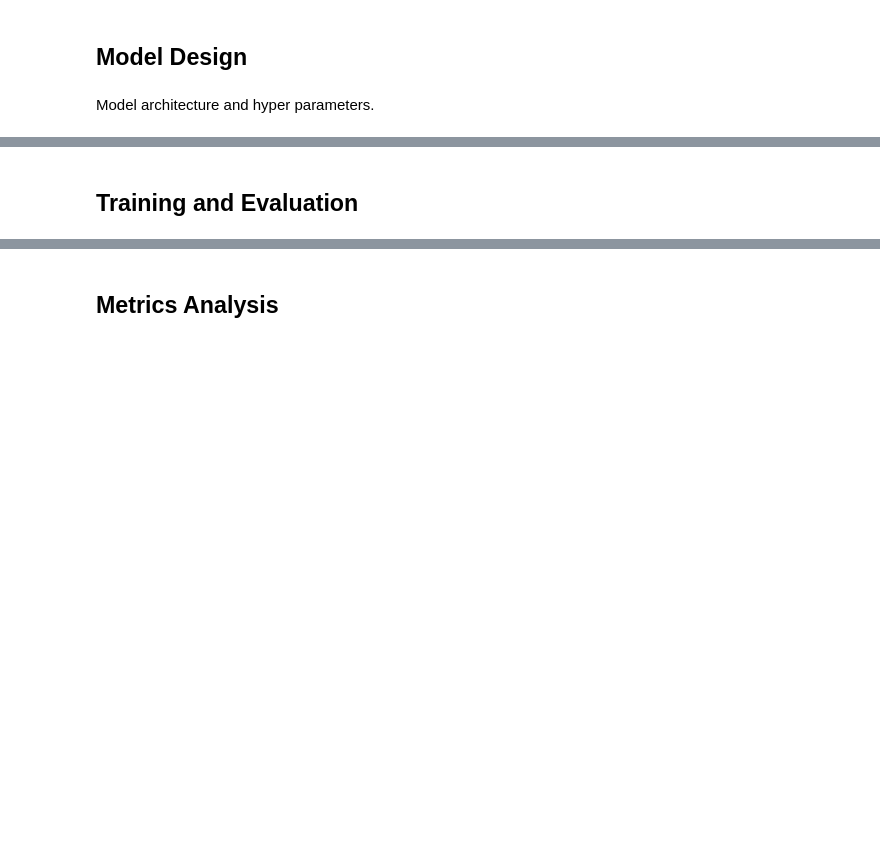
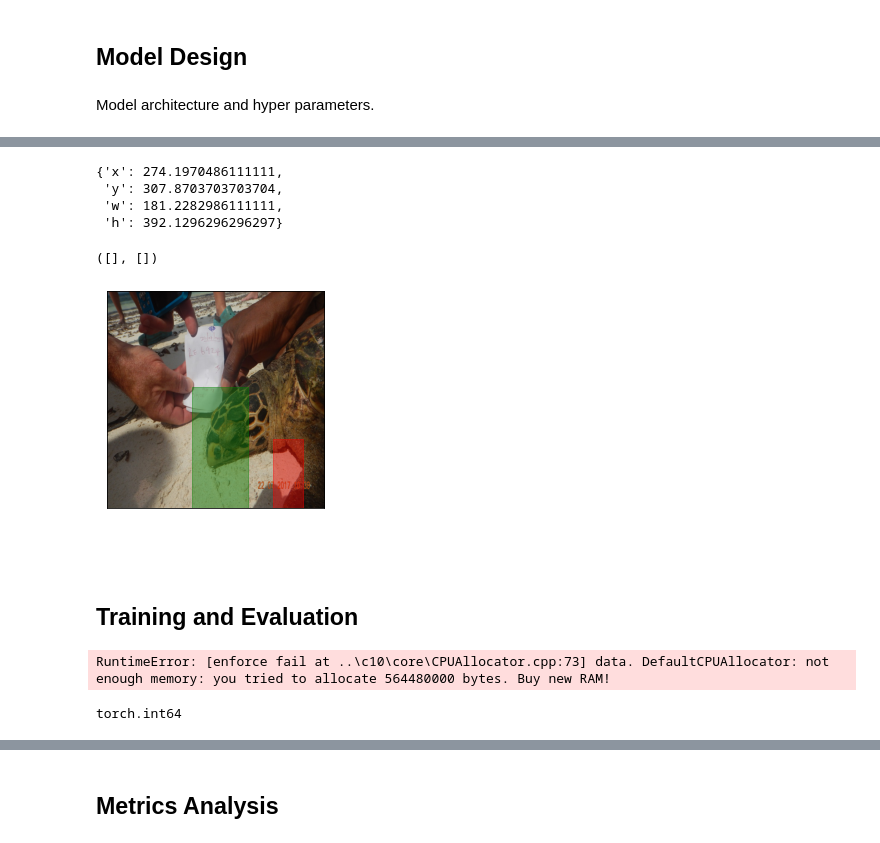
Before and after one commit to martinoywa/zindi-challenges, a Jupyter notebook: Local Ocean Conservation - Sea Turtle Face Detection/Model_Notebook.ipynb, the cells around one changed output, grey strips where cells are left out. Drawn from its saved outputs; the diff is of its cells as text; code cells hidden in the pictures; blank space fills up the shorter version.

```diff
--- a/Local Ocean Conservation - Sea Turtle Face Detection/Model_Notebook.ipynb
+++ b/Local Ocean Conservation - Sea Turtle Face Detection/Model_Notebook.ipynb
@@ -167,2 +358,25 @@ Model architecture and hyper parameters.
+# %%
+label = {'x': labels['x'][0].item(), 'y': labels['y'][0].item(), 'w': labels['w'][0].item(), 'h': labels['h'][0].item()}
+label
+# %% [output]
+{'x': 274.1970486111111,
+ 'y': 307.8703703703704,
+ 'w': 181.2282986111111,
+ 'h': 392.1296296296297}
+# %%
+bound_box_real = draw_Boundbox(image, label, 'green', .4)
+bound_box_pred = draw_Boundbox(image, points, 'red', .4)
+plt.imshow(np.transpose(image.numpy(), (1, 2, 0)))
+ax = plt.gca()
+ax.autoscale(enable=False)
+ax.add_patch(bound_box_real)
+ax.add_patch(bound_box_pred)
+plt.xticks([])
+plt.yticks([])
+# %% [output]
+([], [])
+[figure, added]
+# %% [markdown]
+#
 # %% [markdown]
 ## Training and Evaluation
@@ -168,0 +387,41 @@ Model architecture and hyper parameters.
+# %%
+for epoch in range(epochs):
+
+    running_loss = 0.0
+    valid_loss = 0.0
+
+    model.train()
+    for batch_idx, data in enumerate(trainloader):
+        images, labels = data["image"], data["label"]
+
+        optimizer.zero_grad()
+
+        output = model(images)
+        loss, coordinate_losses = criterion(output, labels)
+        loss.backward()
+        optimizer.step()
+
+        running_loss += loss.item()
+        trainlosses.append(running_loss/len(trainloader))
+
+        if batch_idx % 50 == 0:
+            print(f"Epoch {epoch}, Train Loss {running_loss}")
+
+    model.eval()
+    for batch_idx, data in enumerate(validationloader):
+        images, labels = data["image"], data["label"]
+
+        output = model(images)
+        loss, coordinate_losses = criterion(output, torch.LongTensor(label))
+
+        valid_loss += loss.item()
+        validationlosses.append(valid_loss/len(validationloader))
+
+        if batch_idx % 50 == 0:
+            print(f"Epoch {epoch}, Validation Loss {valid_loss}")
+# %% [output]
+RuntimeError: [enforce fail at ..\c10\core\CPUAllocator.cpp:73] data. DefaultCPUAllocator: not enough memory: you tried to allocate 564480000 bytes. Buy new RAM!
+# %%
+labels['x'].dtype
+# %% [output]
+torch.int64
```
Also changed, not shown: parts of 33 cells of this notebook.
